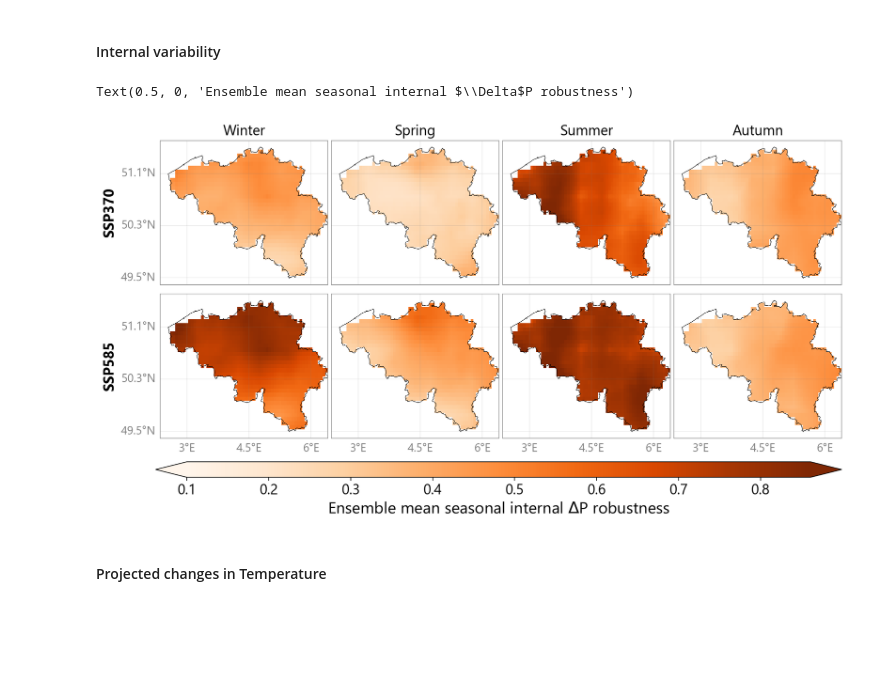
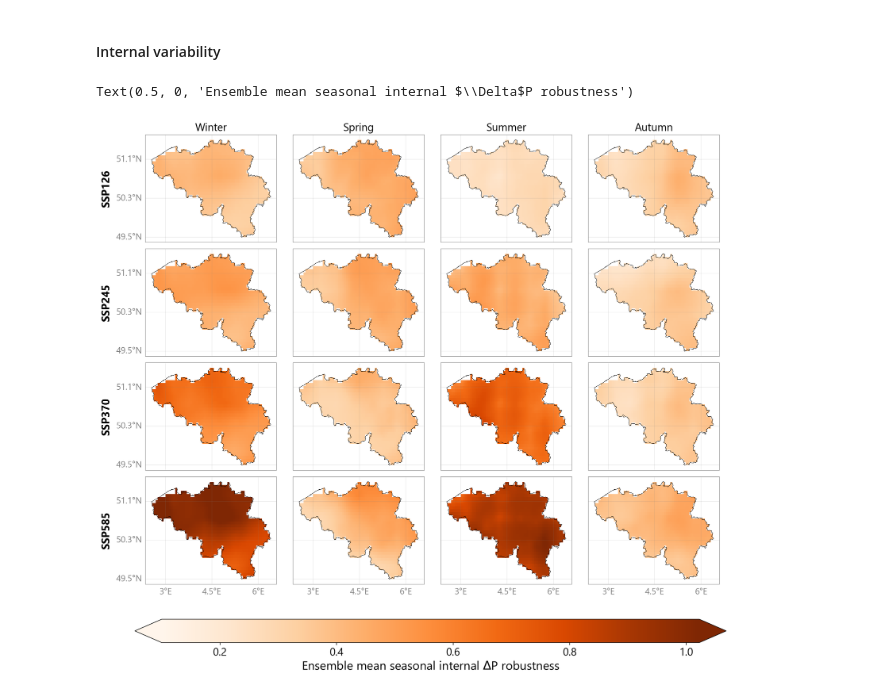
Before and after one commit to klekarkar/pre_post_process_mHM, a Jupyter notebook: scenario_hydromet_ISIMIP.ipynb, the cells around one changed output. Saved outputs shown, nothing was run; the diff lists cells and outputs as text; code cells hidden in the pictures; blank space fills up the shorter version.

```diff
--- a/scenario_hydromet_ISIMIP.ipynb
+++ b/scenario_hydromet_ISIMIP.ipynb
@@ -469,7 +469,7 @@ def plot_ensemble_stats(ensemble_stats, scenarios, seasons, ensemble_stat, shp,
 
     fig, axes = plt.subplots(
         nrows=len(scenarios), ncols=len(seasons),
-        figsize=(14, 6.0),
+        figsize=(16, 12.0),
         subplot_kw={'projection': ccrs.PlateCarree()}, dpi=180
     )
 
@@ -540,9 +540,9 @@ def plot_ensemble_stats(ensemble_stats, scenarios, seasons, ensemble_stat, shp,
     #dont call plt.show() here, do it when executing the function
     return fig, axes, cb
 # %%
-scenarios = ['ssp370', 'ssp585']
+future_scenarios = ['ssp126', 'ssp245', 'ssp370', 'ssp585']
 
-fig, axes, cb = plot_ensemble_stats(ensemble_statistics, scenarios,
+fig, axes, cb = plot_ensemble_stats(ensemble_statistics, future_scenarios,
                                      seasons, 'ens_mean', be_shp,
                                        cmap='coolwarm_r', snr_thresh=.90) #plasma_r, coolwarm, seismic_r
 
@@ -555,3 +555,7 @@ plt.show()
 # %%
-ensemble_statistics['ssp585']['ens_mean'].groupby('season').mean(dim=['lat', 'lon'])
+#calculate seasonal mean of ensemble mean for all scenarios
+for scenario in future_scenarios:
+    seasonal_mean = ensemble_statistics[scenario]['ens_mean'].groupby('season').mean(dim=['lat', 'lon']).values
+    print(f"Seasonal mean  change in precipitation for {scenario}:")
+    print(seasonal_mean)
 # %% [output]
@@ -567,7 +573,7 @@ Coordinates:
 #===========================SNR internal variability===========================
 model_snr_internal = {}
 for m in models:
-    for scenario in ['ssp370', 'ssp585']:
+    for scenario in future_scenarios:
         ds_hist = hist_ISIMIP[f"{m}_historical_pre"].sel(time=slice(historical_period_start, historical_period_end))['pre']
         ds_fut = isimip_data[f"{m}_{scenario}_pre"].sel(time=slice(future_period_start, future_period_end))['pre']
 
@@ -597,7 +603,7 @@ for m in models:
 #=====================SNR across models========================================
 #Calculate ensemble median and SNR across models
 ens_scenario_ine_snr = {}
-for scenario in ['ssp370', 'ssp585']:
+for scenario in future_scenarios:
     keys = [f"{m}_{scenario}_snr_internal" for m in models]
     ens = xr.concat([model_snr_internal[k].assign_coords(model=k.split('_')[0]).expand_dims('model') for k in keys], dim='model')
 
@@ -623,15 +629,12 @@ for scenario in ['ssp370', 'ssp585']:
     #save to dictionary
     ens_scenario_ine_snr[scenario] = internal_var_xr
 # %%
-scenarios = ['ssp370', 'ssp585']
 
-fig, axes, cb = plot_ensemble_stats(ens_scenario_ine_snr, scenarios,
+fig, axes, cb = plot_ensemble_stats(ens_scenario_ine_snr, future_scenarios,
                                      seasons, 'ens_mean_imv', be_shp,
                                        cmap='Oranges', snr_thresh=0.1)
 
 cb.ax.set_xlabel('Ensemble mean seasonal internal $\Delta$P robustness', fontsize=18)
 # %% [output]
 Text(0.5, 0, 'Ensemble mean seasonal internal $\\Delta$P robustness')
-[figure, old version]
+[figure, new version]
-# %% [markdown]
-#### Projected changes in Temperature
```
Also changed, not shown: parts of 12 cells of this notebook, 2 other files.
